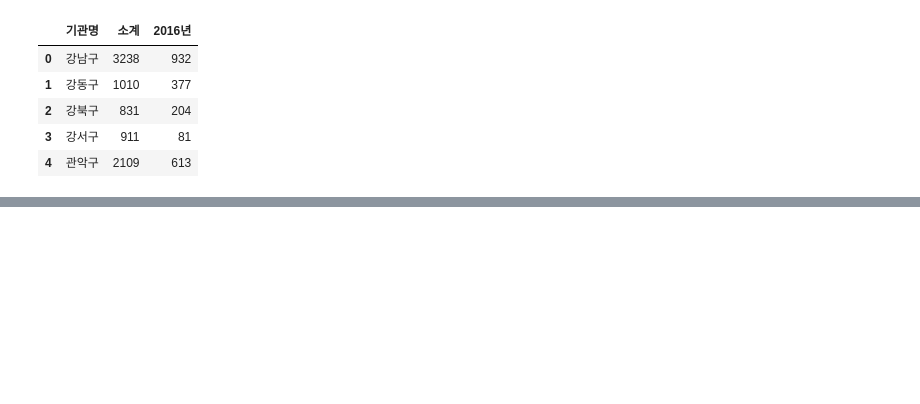
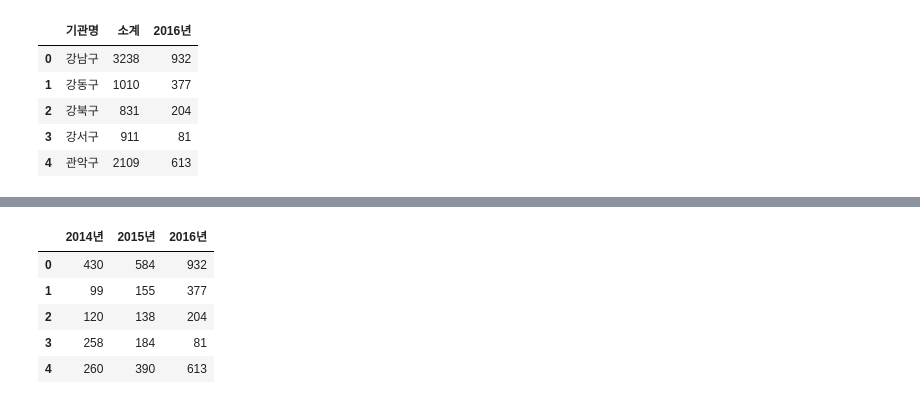
Before and after one commit to askdjango/networkons-201801, a Jupyter notebook: Pandas & Crawling.ipynb, the cells around one changed output, grey strips where cells are left out. Cells and saved outputs as stored; diff of their text form; code cells hidden in the pictures; blank space fills up the shorter version.

```diff
--- a/Pandas & Crawling.ipynb
+++ b/Pandas & Crawling.ipynb
@@ -607,0 +631,9 @@ test_df.drop(test_df.loc[:, '2013년도 이전':'2015년'], axis=1).head()
+# %%
+test_df.iloc[:, 3:6].head()
+# %% [output]
+|  | 2014년 | 2015년 | 2016년 |
+| 0 | 430 | 584 | 932 |
+| 1 | 99 | 155 | 377 |
+| 2 | 120 | 138 | 204 |
+| 3 | 258 | 184 | 81 |
+| 4 | 260 | 390 | 613 |
```
Also changed, not shown: parts of 9 cells of this notebook.
